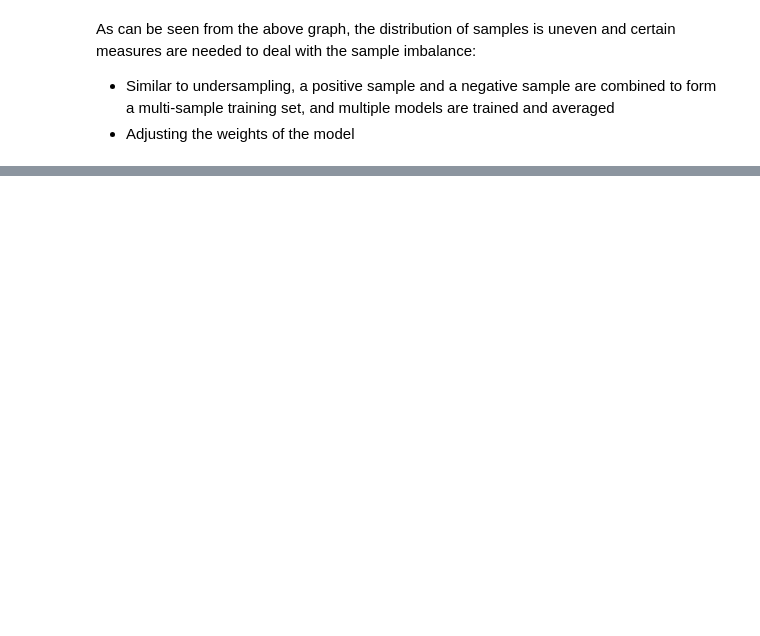
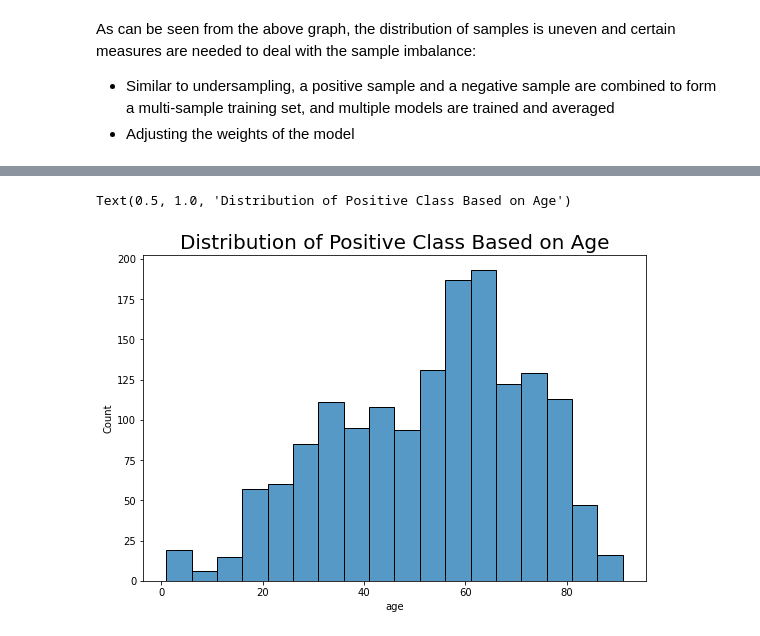
Before and after one commit to zengxueyuan/PHAS0077_QiyuanZeng_2022, a Jupyter notebook: 2. Data analysis.ipynb, the cells around one changed output, grey strips where cells are left out. Cells and saved outputs as stored; diff of their text form; code cells hidden in the pictures; blank space fills up the shorter version.

```diff
--- a/2. Data analysis.ipynb
+++ b/2. Data analysis.ipynb
@@ -405,0 +533,7 @@ As can be seen from the above graph, the distribution of samples is uneven and c
+# %%
+plt.figure(figsize=(9,6))
+sns.histplot(x='age',data=positive_df)
+plt.title("Distribution of Positive Class Based on Age", {'fontsize':20})
+# %% [output]
+Text(0.5, 1.0, 'Distribution of Positive Class Based on Age')
+[figure, added]
```
Also changed, not shown: parts of 63 cells of this notebook, 2 other files.
